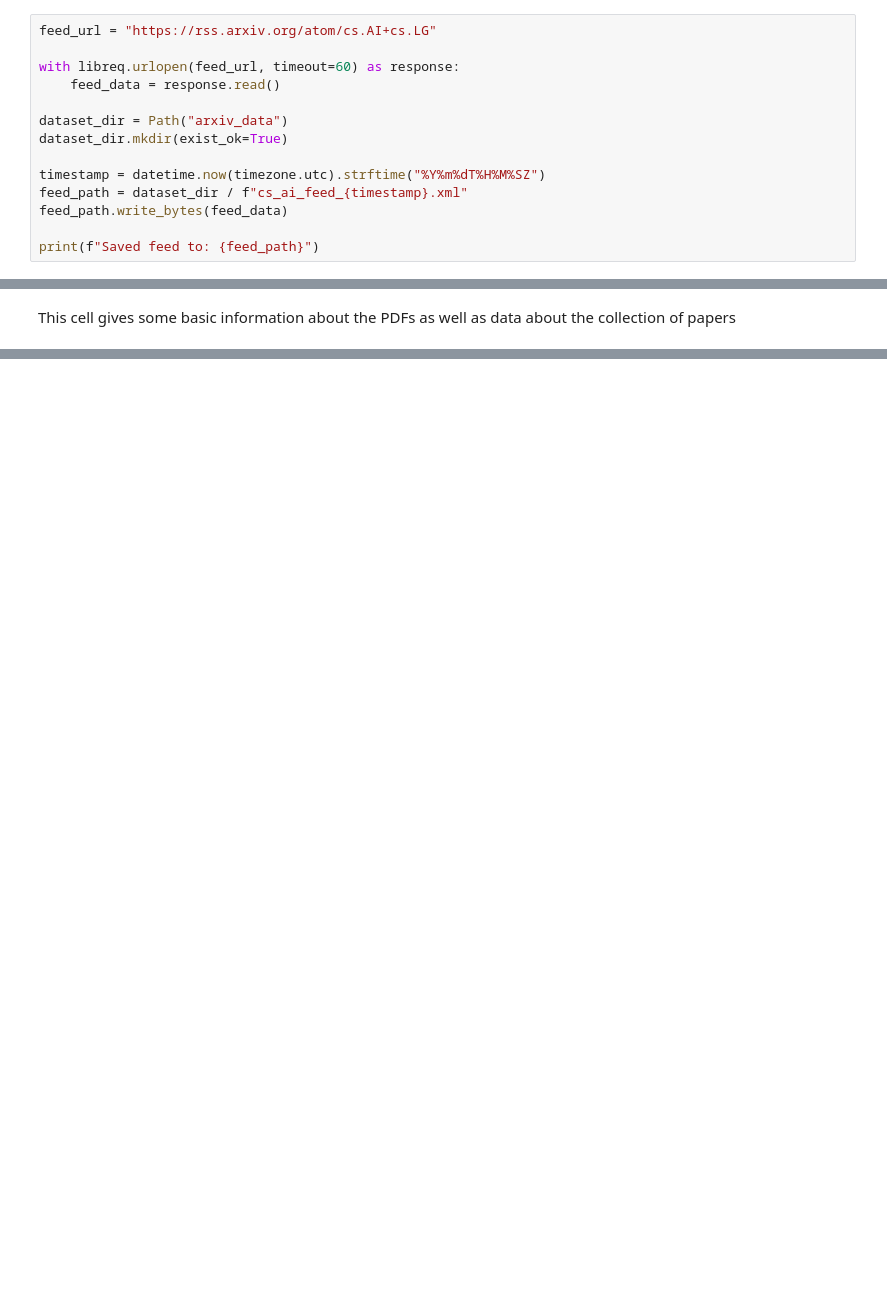
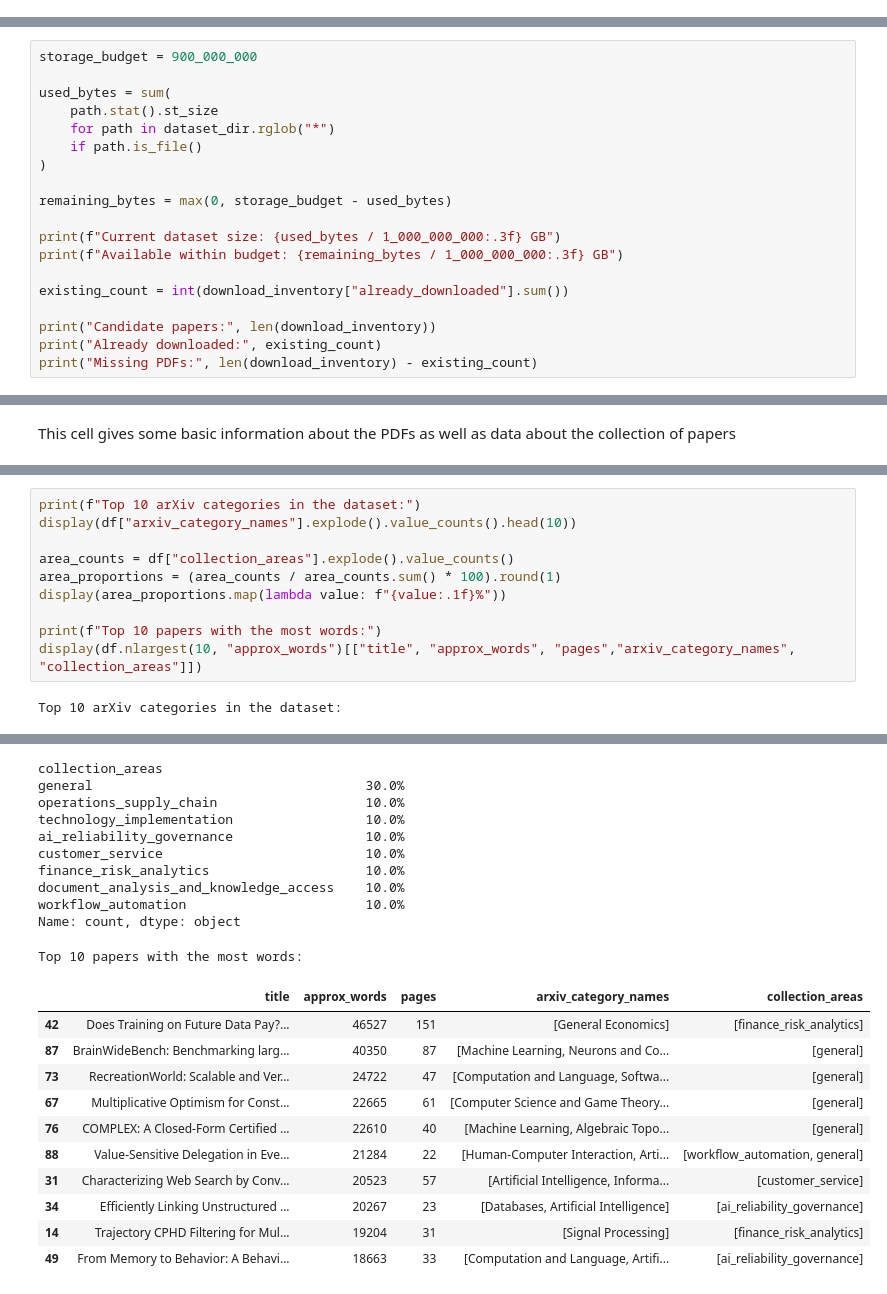
Before and after one commit to Break-Through-Tech/KPMG-1C-ai-research-intelligence-agent-for-business-insight-translation, a Jupyter notebook: notebooks/eda_workbook.ipynb, the cells around one changed output, grey strips where cells are left out. Cells and saved outputs as stored; diff of their text form; blank space fills up the shorter version.

```diff
--- a/notebooks/eda_workbook.ipynb
+++ b/notebooks/eda_workbook.ipynb
@@ -17,14 +18,0 @@ from urllib.error import HTTPError
-# %%
-feed_url = "https://rss.arxiv.org/atom/cs.AI+cs.LG"
-
-with libreq.urlopen(feed_url, timeout=60) as response:
-    feed_data = response.read()
-
-dataset_dir = Path("arxiv_data")
-dataset_dir.mkdir(exist_ok=True)
-
-timestamp = datetime.now(timezone.utc).strftime("%Y%m%dT%H%M%SZ")
-feed_path = dataset_dir / f"cs_ai_feed_{timestamp}.xml"
-feed_path.write_bytes(feed_data)
-
-print(f"Saved feed to: {feed_path}")
@@ -97,0 +362,19 @@ https://arxiv.org/abs/2609.13198
+# %%
+storage_budget = 900_000_000
+
+used_bytes = sum(
+    path.stat().st_size
+    for path in dataset_dir.rglob("*")
+    if path.is_file()
+)
+
+remaining_bytes = max(0, storage_budget - used_bytes)
+
+print(f"Current dataset size: {used_bytes / 1_000_000_000:.3f} GB")
+print(f"Available within budget: {remaining_bytes / 1_000_000_000:.3f} GB")
+
+existing_count = int(download_inventory["already_downloaded"].sum())
+
+print("Candidate papers:", len(download_inventory))
+print("Already downloaded:", existing_count)
+print("Missing PDFs:", len(download_inventory) - existing_count)
@@ -358,0 +792,12 @@ Exceeded 5000 form XObject invocations while extracting text; further form conte
+# %%
+print(f"Top 10 arXiv categories in the dataset:")
+display(df["arxiv_category_names"].explode().value_counts().head(10))
+
+area_counts = df["collection_areas"].explode().value_counts()
+area_proportions = (area_counts / area_counts.sum() * 100).round(1)
+display(area_proportions.map(lambda value: f"{value:.1f}%"))
+
+print(f"Top 10 papers with the most words:")
+display(df.nlargest(10, "approx_words")[["title", "approx_words", "pages","arxiv_category_names", "collection_areas"]])
+# %% [output]
+Top 10 arXiv categories in the dataset:
@@ -358,0 +816,22 @@ Exceeded 5000 form XObject invocations while extracting text; further form conte
+collection_areas
+general                                   30.0%
+operations_supply_chain                   10.0%
+technology_implementation                 10.0%
+ai_reliability_governance                 10.0%
+customer_service                          10.0%
+finance_risk_analytics                    10.0%
+document_analysis_and_knowledge_access    10.0%
+workflow_automation                       10.0%
+Name: count, dtype: object
+Top 10 papers with the most words:
+|  | title | approx_words | pages | arxiv_category_names | collection_areas |
+| 42 | Does Training on Future Data Pay?... | 46527 | 151 | [General Economics] | [finance_risk_analytics] |
+| 87 | BrainWideBench: Benchmarking larg... | 40350 | 87 | [Machine Learning, Neurons and Co... | [general] |
+| 73 | RecreationWorld: Scalable and Ver... | 24722 | 47 | [Computation and Language, Softwa... | [general] |
+| 67 | Multiplicative Optimism for Const... | 22665 | 61 | [Computer Science and Game Theory... | [general] |
+| 76 | COMPLEX: A Closed-Form Certified ... | 22610 | 40 | [Machine Learning, Algebraic Topo... | [general] |
+| 88 | Value-Sensitive Delegation in Eve... | 21284 | 22 | [Human-Computer Interaction, Arti... | [workflow_automation, general] |
+| 31 | Characterizing Web Search by Conv... | 20523 | 57 | [Artificial Intelligence, Informa... | [customer_service] |
+| 34 | Efficiently Linking Unstructured ... | 20267 | 23 | [Databases, Artificial Intelligence] | [ai_reliability_governance] |
+| 14 | Trajectory CPHD Filtering for Mul... | 19204 | 31 | [Signal Processing] | [finance_risk_analytics] |
+| 49 | From Memory to Behavior: A Behavi... | 18663 | 33 | [Computation and Language, Artifi... | [ai_reliability_governance] |
```
Also changed, not shown: parts of 31 cells of this notebook.
